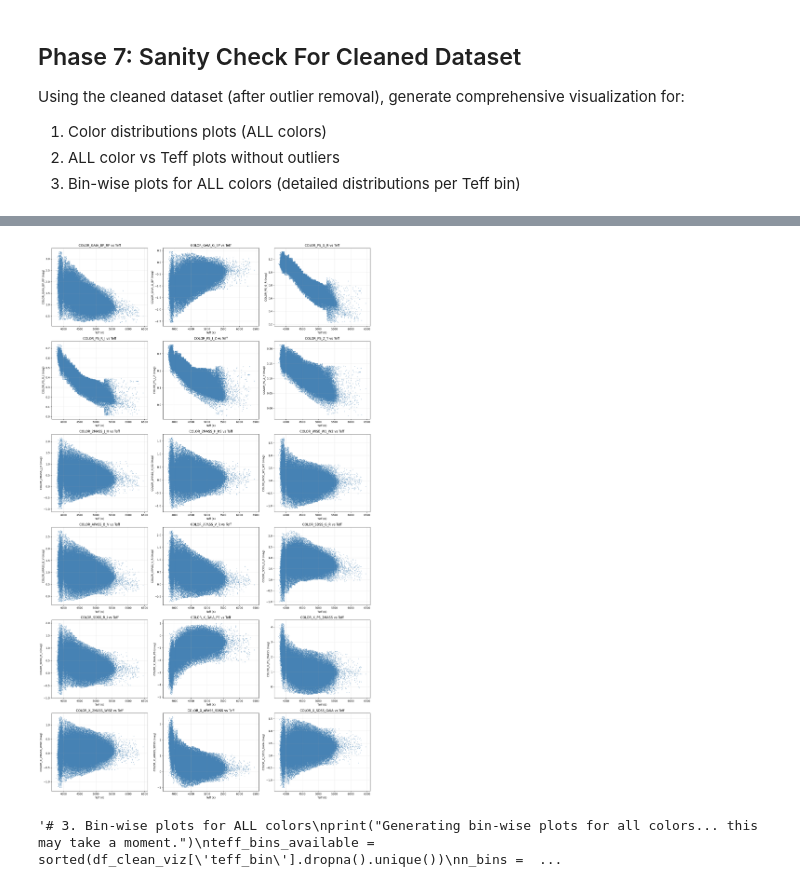
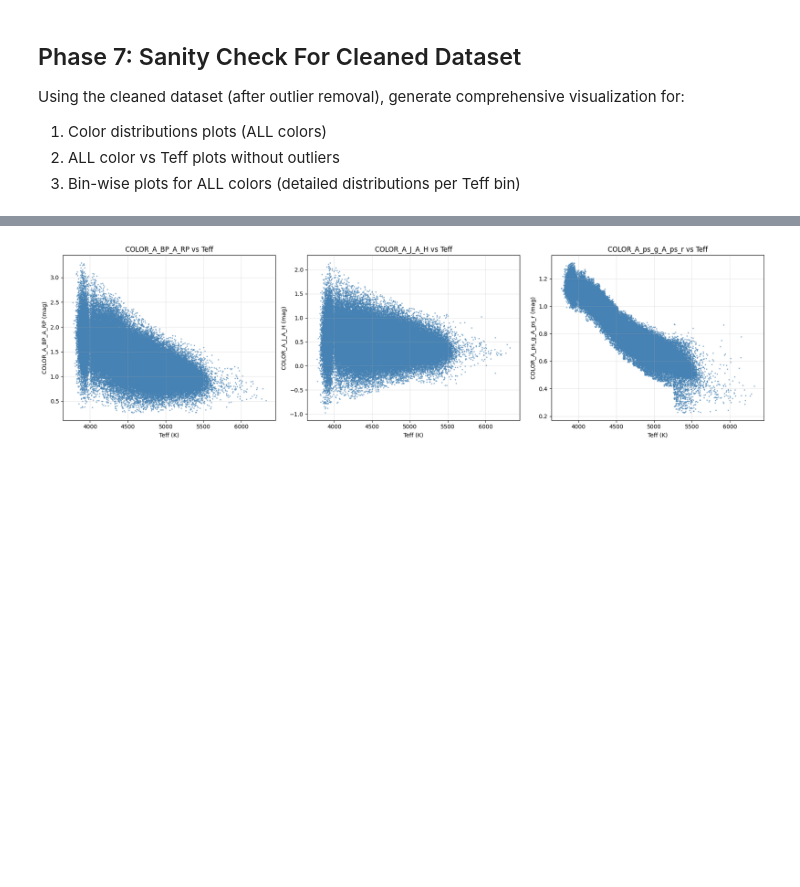
Before and after one commit to BrightonLiu-zZ/cool-dwarf_stellar_parameter_inference_from_survey_data, a Jupyter notebook: notebooks/outlier_filtering_K.ipynb, the cells around one changed output, grey strips where cells are left out. Saved outputs shown, nothing was run; the diff lists cells and outputs as text; code cells hidden in the pictures; blank space fills up the shorter version.

```diff
--- a/notebooks/outlier_filtering_K.ipynb
+++ b/notebooks/outlier_filtering_K.ipynb
@@ -511,7 +461,7 @@ middle_bin_idx = len(teff_bins_available) // 2
 representative_bin = teff_bins_available[middle_bin_idx]
 
 # Show comparisons for a few representative colors
-representative_colors = ['COLOR_GAIA_BP_RP', 'COLOR_2MASS_J_H', 'COLOR_PS_G_R']
+representative_colors = ['COLOR_A_BP_A_RP', 'COLOR_A_J_A_H', 'COLOR_A_ps_g_A_ps_r']
 for color in representative_colors:
     if color in color_combinations:
         compare_clipping_iterations(df, color, representative_bin)
@@ -647,14 +597,14 @@ Cleaned dataset loaded for viz: 171134 stars
 "# Recompute colors for the viz dataframe\nfor color_name, (mag1, mag2) in color_combinations.items():\n    df_clean_viz[color_name] = df_clean_viz[mag1] - df_clean_viz[mag2]\n\ndf_clean_viz['teff_bin ...
 # %%
 # 1. Color distribution plots for ALL colors (6x3 grid for 17 colors)
-n_colors = len(color_combinations)
+n_colors = len(representative_colors)
 n_cols = 3
 n_rows = (n_colors + n_cols - 1) // n_cols
 
 fig, axes = plt.subplots(n_rows, n_cols, figsize=(18, 5*n_rows))
 axes = axes.flatten()
 
-for i, color_name in enumerate(color_combinations.keys()):
+for i, color_name in enumerate(representative_colors):
     ax = axes[i]
     df_clean_viz[color_name].plot.hist(bins=100, ax=ax, alpha=0.8, color='steelblue', edgecolor='black')
     ax.set_xlabel(f'{color_name} (mag)')
@@ -675,7 +625,7 @@ from matplotlib.colors import LogNorm
 fig, axes = plt.subplots(n_rows, n_cols, figsize=(18, 5*n_rows))
 axes = axes.flatten()
 
-for i, color_name in enumerate(color_combinations.keys()):
+for i, color_name in enumerate(representative_colors):
     ax = axes[i]
     # Use 2D histogram with log scale to show density
     h = ax.hist2d(df_clean_viz['teff'], df_clean_viz[color_name],
@@ -696,50 +646,19 @@ plt.show()
 # %%
 # 2. ALL color vs Teff plots
 fig, axes = plt.subplots(n_rows, n_cols, figsize=(18, 5*n_rows))
 axes = axes.flatten()
 
-for i, color_name in enumerate(color_combinations.keys()):
+for i, color_name in enumerate(representative_colors):
     ax = axes[i]
     ax.scatter(df_clean_viz['teff'], df_clean_viz[color_name], color='steelblue', alpha=0.5, s=2)
     ax.set_xlabel('Teff (K)')
     ax.set_ylabel(f'{color_name} (mag)')
     ax.set_title(f'{color_name} vs Teff')
     ax.grid(True, alpha=0.3)
 
 for j in range(i+1, len(axes)): axes[j].set_visible(False)
 plt.tight_layout()
 #plt.savefig(RESULTS_DIR / 'clean_all_colors_vs_teff.png', dpi=150, bbox_inches='tight')
 plt.show()
 # %% [output]
-[figure, old version]
+[figure, new version]
-# %%
-"""# 3. Bin-wise plots for ALL colors
-print("Generating bin-wise plots for all colors... this may take a moment.")
-teff_bins_available = sorted(df_clean_viz['teff_bin'].dropna().unique())
-n_bins = len(teff_bins_available)
-
-for color_name in color_combinations.keys():
-    n_rows_bin = (n_bins + 2) // 3
-    fig, axes = plt.subplots(n_rows_bin, 3, figsize=(18, 5*n_rows_bin), sharex=True)
-    axes = axes.flatten()
-
-    for i, bin_name in enumerate(teff_bins_available):
-        ax = axes[i]
-        data = df_clean_viz[df_clean_viz['teff_bin'] == bin_name][color_name].dropna()
-        if len(data) > 0:
-            ax.hist(data, bins=50, alpha=0.7, color='steelblue', edgecolor='black')
-            mu, sigma = data.mean(), data.std()
-            ax.axvline(mu, color='red', label=f'mu={mu:.3f}')
-            ax.axvline(mu+sigma, color='orange', linestyle='--', label=f'sigma={sigma:.3f}')
-            ax.axvline(mu-sigma, color='orange', linestyle='--')
-            ax.set_title(f'{bin_name} (N={len(data)})')
-            ax.legend(fontsize='small')
-
-    for j in range(i+1, len(axes)): axes[j].set_visible(False)
-    plt.suptitle(f'Bin-wise distributions for {color_name}', fontsize=16)
-    plt.tight_layout(rect=[0, 0.03, 1, 0.95])
-    #plt.savefig(RESULTS_DIR / f'clean_{color_name}_bin_distributions.png', dpi=100)
-    plt.show() # Close to save memory
-print("Done.")"""
-# %% [output]
-'# 3. Bin-wise plots for ALL colors\nprint("Generating bin-wise plots for all colors... this may take a moment.")\nteff_bins_available = sorted(df_clean_viz[\'teff_bin\'].dropna().unique())\nn_bins =  ...
```
Also changed, not shown: parts of 10 cells of this notebook, 2 other files.
